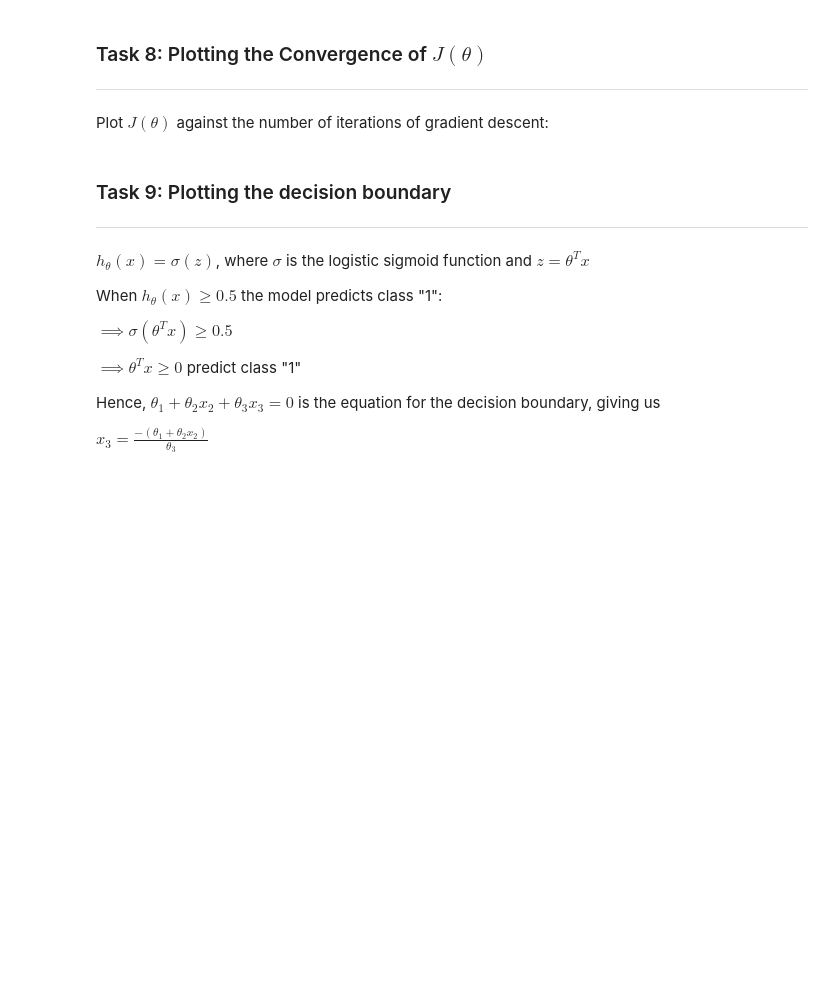
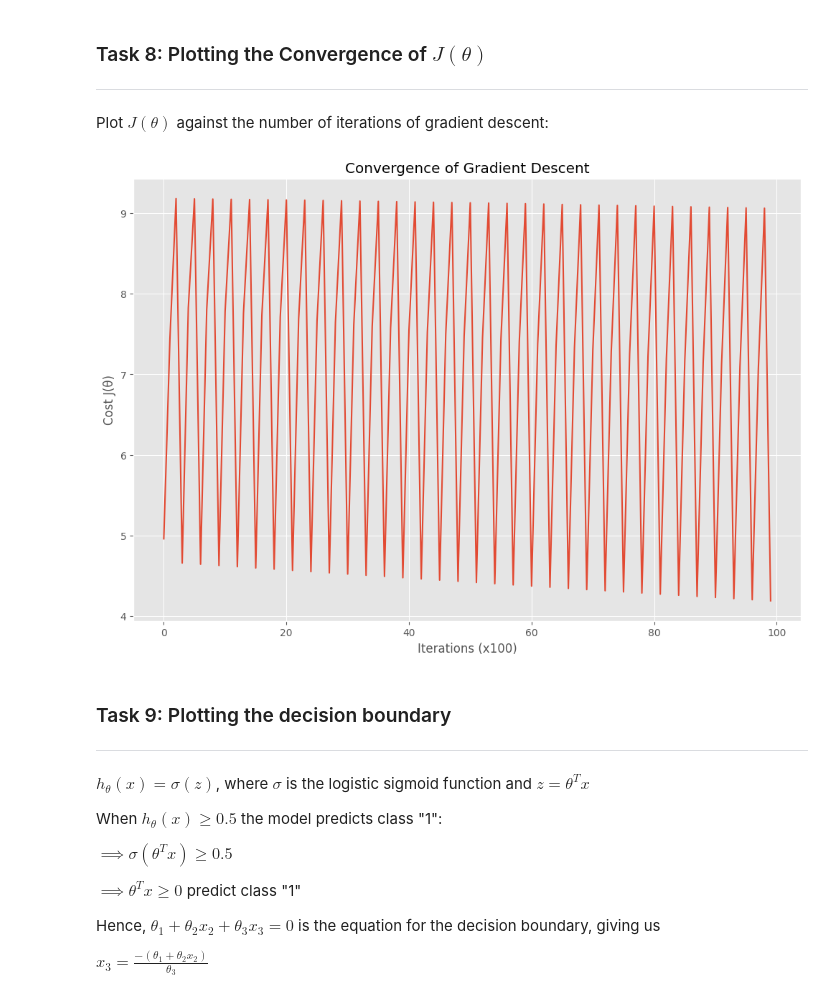
Before and after one commit to Mahesh-Karrevula/ML_LAB, a Jupyter notebook: Logistic_Regression.ipynb, the cells around one changed output. Drawn from its saved outputs; the diff is of its cells as text; code cells hidden in the pictures; blank space fills up the shorter version.

```diff
--- a/Logistic_Regression.ipynb
+++ b/Logistic_Regression.ipynb
@@ -75,6 +119,9 @@ dtype: int64
 ---
 
 $$ \sigma(z) = \frac{1}{1+e^{-z}}$$
+# %%
+def sigmoid(z):
+    return 1 / (1 + np.exp(-z))
 # %% [markdown]
 ### Task 5: Compute the Cost Function $J(\theta)$ and Gradient
 ---
@@ -89,3 +157,16 @@ $$ \frac{\partial J(\theta)}{\partial \theta_j} = \frac{1}{m} \sum_{i=1}^{m} (h_
 # %% [markdown]
 ### Task 6: Cost and Gradient at Initialization
 ---
+# %%
+X = data[["DMV_Test_1", "DMV_Test_2"]].values
+y = data["Results"].values
+
+w_init = np.zeros(X.shape[1])
+b_init = 0
+
+initial_cost = compute_cost(X, y, w_init, b_init)
+dj_dw_init, dj_db_init = compute_gradient(X, y, w_init, b_init)
+
+print(f"Initial Cost: {initial_cost:.4f}")
+print(f"Initial dj_dw: {dj_dw_init}")
+print(f"Initial dj_db: {dj_db_init:.4f}")
@@ -95,3 +180,24 @@ $$ \frac{\partial J(\theta)}{\partial \theta_j} = \frac{1}{m} \sum_{i=1}^{m} (h_
 # %% [markdown]
 Minimize the cost function $J(\theta)$ by updating the below equation and repeat until convergence
 $\theta_j := \theta_j - \alpha \frac{\partial J(\theta)}{\partial \theta_j}$ (simultaneously update $\theta_j$ for all $j$)
+# %%
+def gradient_descent(X, y, w_in, b_in, alpha, num_iters):
+    w, b = w_in.copy(), b_in
+    J_history = []
+
+    for i in range(num_iters):
+        dj_dw, dj_db = compute_gradient(X, y, w, b)
+        w -= alpha * dj_dw
+        b -= alpha * dj_db
+        if i % 100 == 0:   # store cost every 100 iterations
+            J_history.append(compute_cost(X, y, w, b))
+
+    return w, b, J_history
+
+alpha = 0.01
+num_iters = 10000
+w, b, J_history = gradient_descent(X, y, w_init, b_init, alpha, num_iters)
+
+print("Optimized weights:", w)
+print("Optimized bias:", b)
+print("Final cost:", J_history[-1])
@@ -100,6 +210,14 @@ $\theta_j := \theta_j - \alpha \frac{\partial J(\theta)}{\partial \theta_j}$ (si
 ---
 # %% [markdown]
 Plot $J(\theta)$ against the number of iterations of gradient descent:
+# %%
+plt.plot(J_history)
+plt.xlabel("Iterations (x100)")
+plt.ylabel("Cost J(θ)")
+plt.title("Convergence of Gradient Descent")
+plt.show()
+# %% [output]
+[figure, added]
 # %% [markdown]
 ### Task 9: Plotting the decision boundary
 ---
```
Also changed, not shown: parts of 9 cells of this notebook.
